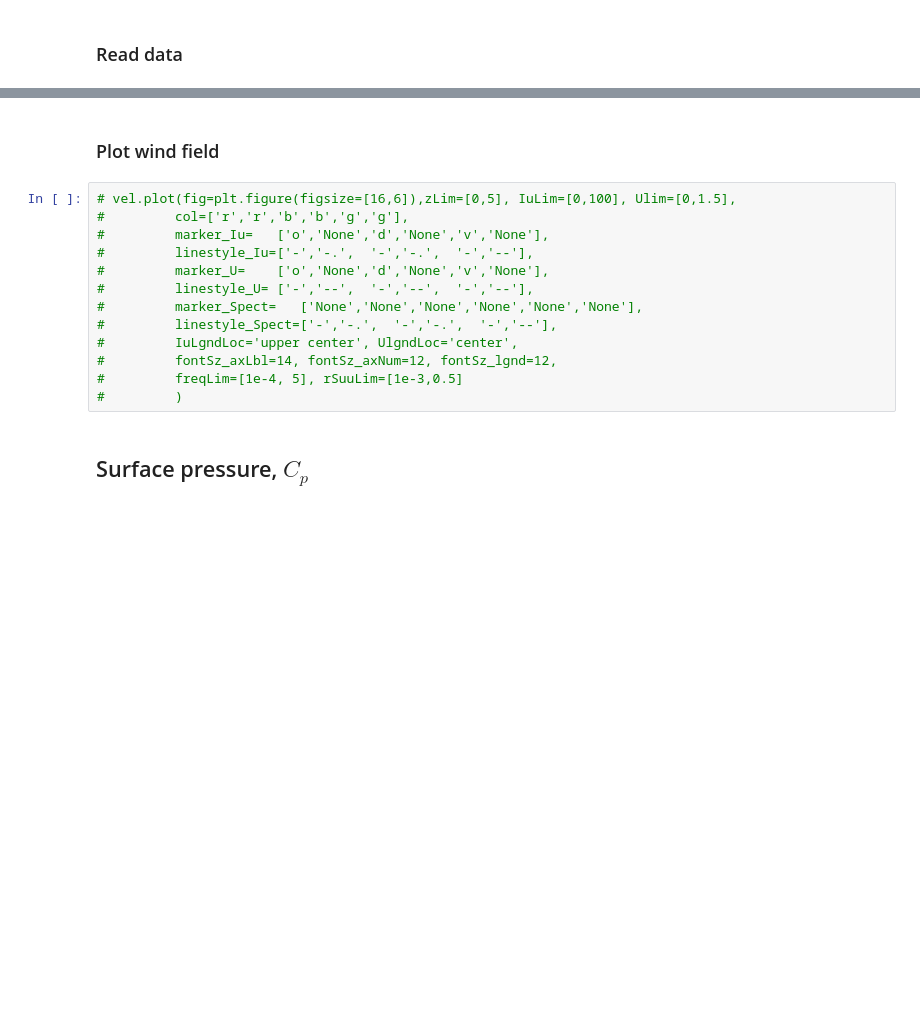
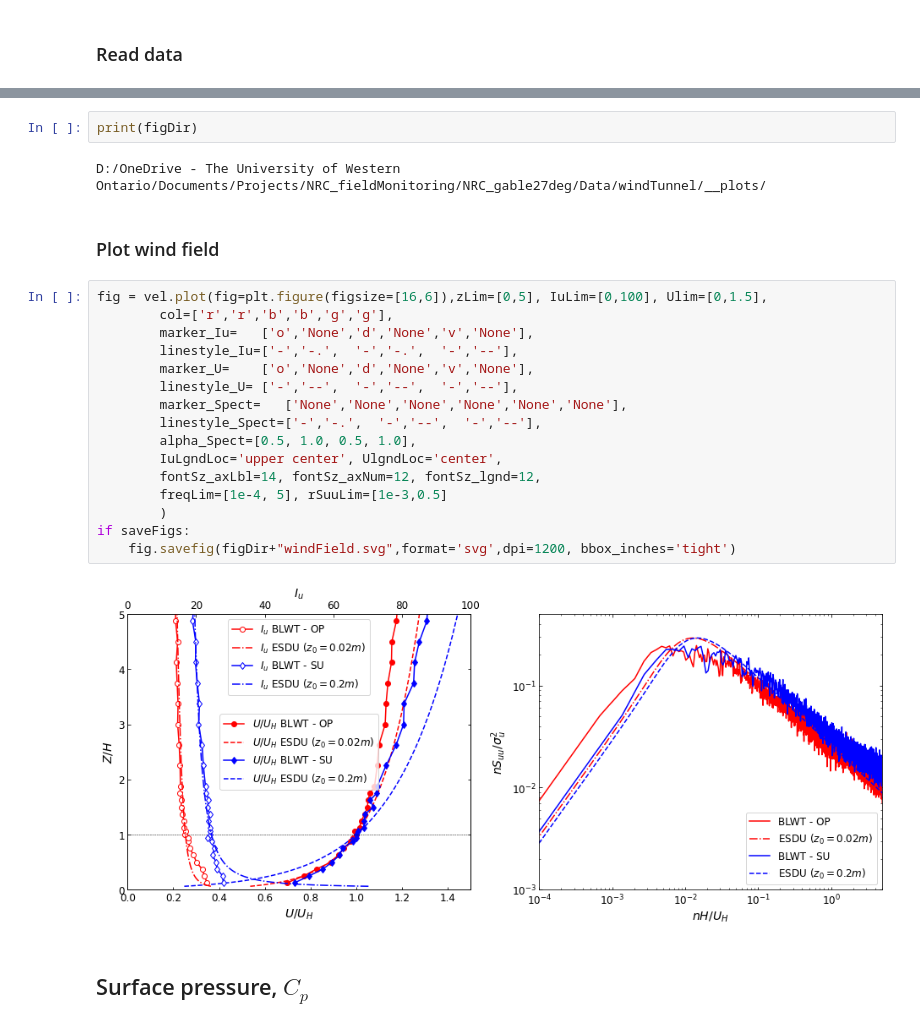
Before and after one commit to Tsinuel/windCalc, a Jupyter notebook: src/notebooks/lab_NRC_NB.ipynb, the cells around one changed output, grey strips where cells are left out. Saved outputs shown, nothing was run; the diff lists cells and outputs as text; blank space fills up the shorter version.

```diff
--- a/src/notebooks/lab_NRC_NB.ipynb
+++ b/src/notebooks/lab_NRC_NB.ipynb
@@ -407,18 +490,27 @@ del(U_TH, V_TH, W_TH)
+# %%
+print(figDir)
+# %% [output]
+D:/OneDrive - The University of Western Ontario/Documents/Projects/NRC_fieldMonitoring/NRC_gable27deg/Data/windTunnel/__plots/
 # %% [markdown]
 ### Plot wind field
 # %%
-# vel.plot(fig=plt.figure(figsize=[16,6]),zLim=[0,5], IuLim=[0,100], Ulim=[0,1.5],
-#         col=['r','r','b','b','g','g'],
-#         marker_Iu=   ['o','None','d','None','v','None'],
-#         linestyle_Iu=['-','-.',  '-','-.',  '-','--'],
-#         marker_U=    ['o','None','d','None','v','None'],
-#         linestyle_U= ['-','--',  '-','--',  '-','--'],
-#         marker_Spect=   ['None','None','None','None','None','None'],
-#         linestyle_Spect=['-','-.',  '-','-.',  '-','--'],
-#         IuLgndLoc='upper center', UlgndLoc='center',
-#         fontSz_axLbl=14, fontSz_axNum=12, fontSz_lgnd=12,
-#         freqLim=[1e-4, 5], rSuuLim=[1e-3,0.5]
-#         )
+fig = vel.plot(fig=plt.figure(figsize=[16,6]),zLim=[0,5], IuLim=[0,100], Ulim=[0,1.5],
+        col=['r','r','b','b','g','g'],
+        marker_Iu=   ['o','None','d','None','v','None'],
+        linestyle_Iu=['-','-.',  '-','-.',  '-','--'],
+        marker_U=    ['o','None','d','None','v','None'],
+        linestyle_U= ['-','--',  '-','--',  '-','--'],
+        marker_Spect=   ['None','None','None','None','None','None'],
+        linestyle_Spect=['-','-.',  '-','--',  '-','--'],
+        alpha_Spect=[0.5, 1.0, 0.5, 1.0],
+        IuLgndLoc='upper center', UlgndLoc='center',
+        fontSz_axLbl=14, fontSz_axNum=12, fontSz_lgnd=12,
+        freqLim=[1e-4, 5], rSuuLim=[1e-3,0.5]
+        )
+if saveFigs:
+    fig.savefig(figDir+"windField.svg",format='svg',dpi=1200, bbox_inches='tight')
+# %% [output]
+[figure, added]
 # %% [markdown]
 ## Surface pressure, $C_p$
 # %% [markdown]
```
Also changed, not shown: parts of 27 cells of this notebook, 10 other files.
